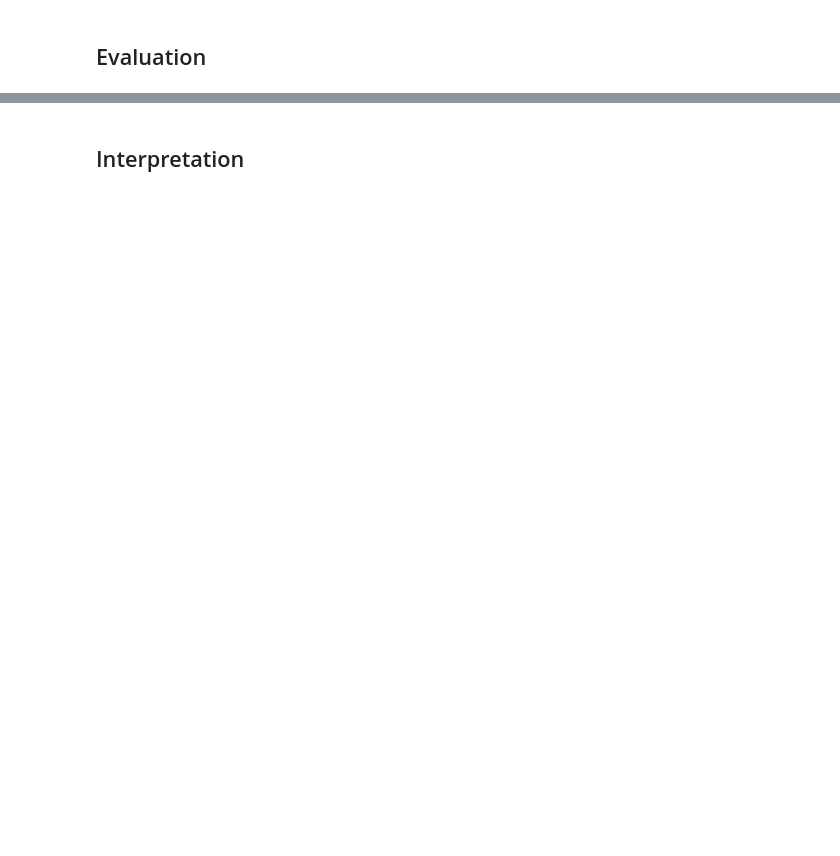
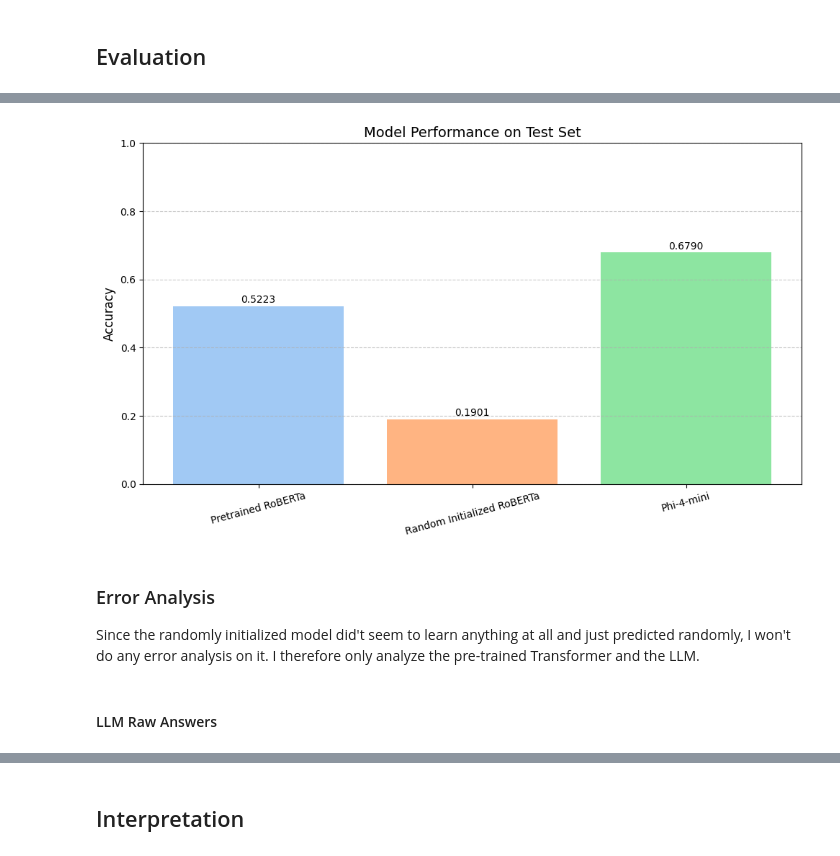
Before and after one commit to Davee02/HSLU.NLP, a Jupyter notebook: course_projects/project_2/project_2.ipynb, the cells around one changed output, grey strips where cells are left out. Cells and saved outputs as stored; diff of their text form; code cells hidden in the pictures; blank space fills up the shorter version.

```diff
--- a/course_projects/project_2/project_2.ipynb
+++ b/course_projects/project_2/project_2.ipynb
@@ -1245,0 +1294,36 @@ plt.show()
+# %%
+# Create a bar chart to compare model performance
+model_names = ['Pretrained RoBERTa', 'Random Initialized RoBERTa', 'Phi-4-mini']
+accuracies = [
+    pretrained_test_results[0]['test_acc'],
+    random_test_results[0]['test_acc'],
+    phi_test_accuracy
+]
+
+plt.figure(figsize=(10, 6))
+bars = plt.bar(model_names, accuracies, color=sns.color_palette("pastel"))
+plt.ylim(0, 1.0)
+plt.ylabel('Accuracy', fontsize=12)
+plt.title('Model Performance on Test Set', fontsize=14)
+plt.xticks(rotation=15)
+
+# Add the accuracy values on top of the bars
+for bar, acc in zip(bars, accuracies):
+    plt.text(bar.get_x() + bar.get_width()/2.,
+             bar.get_height() + 0.01,
+             f'{acc:.4f}',
+             ha='center')
+
+plt.grid(axis='y', linestyle='--', alpha=0.7)
+plt.tight_layout()
+plt.savefig('graphics/model_comparison.svg', bbox_inches='tight')
+plt.show()
+# %% [output]
+[figure, added]
+# %% [markdown]
+### Error Analysis
+
+Since the randomly initialized model did't seem to learn anything at all and just predicted randomly, I won't do any error analysis on it.
+I therefore only analyze the pre-trained Transformer and the LLM.
+# %% [markdown]
+#### LLM Raw Answers
```
Also changed, not shown: parts of 54 cells of this notebook, 11 other files.
